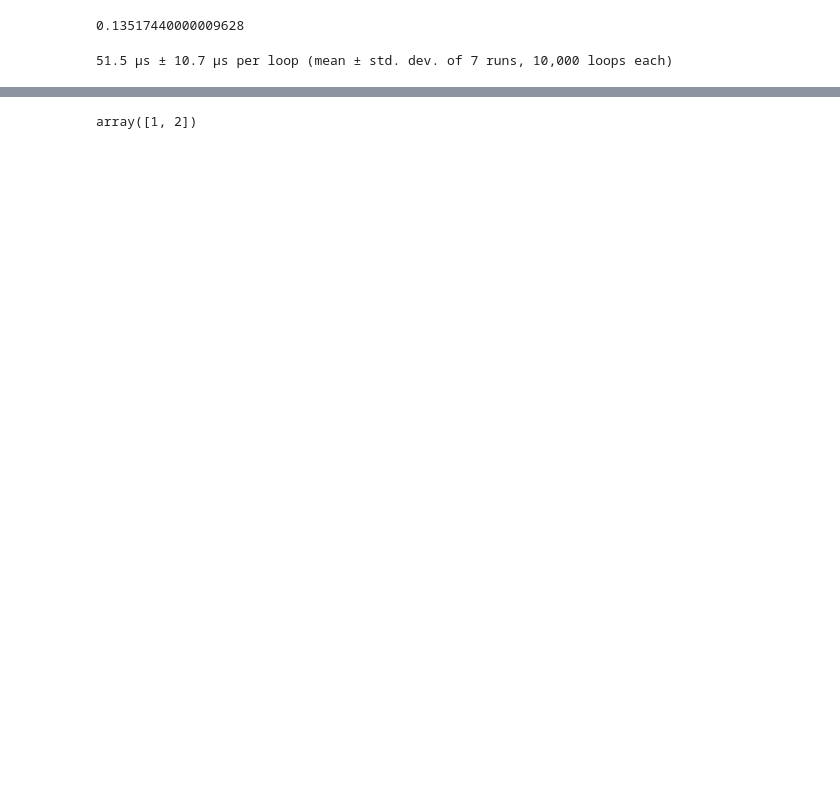
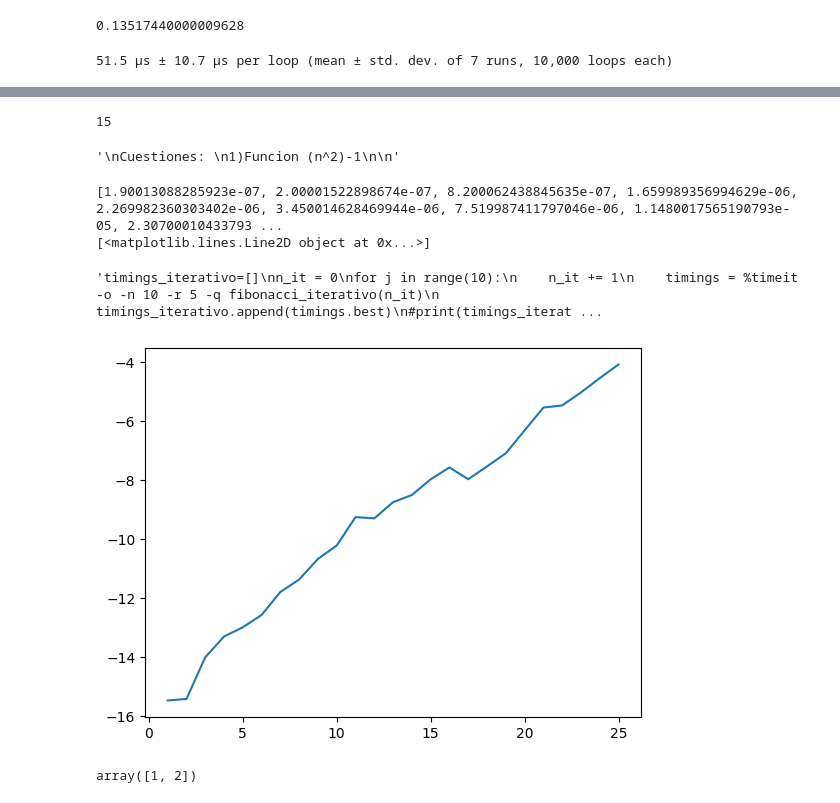
Before and after one commit to daviloncio/2o-cuatri, a Jupyter notebook: AN.ALGORITMOS PRACTICAS.ipynb, the cells around one changed output, grey strips where cells are left out. Saved outputs shown, nothing was run; the diff lists cells and outputs as text; code cells hidden in the pictures; blank space fills up the shorter version.

```diff
--- a/AN.ALGORITMOS PRACTICAS.ipynb
+++ b/AN.ALGORITMOS PRACTICAS.ipynb
@@ -96,3 +129,79 @@ ModuleNotFoundError: No module named 'matplotlib'
+# %%
+#3-A: Movimientos en Hanoi
+movimientos = 0
+def hanoi_moves(n, t1="t1", t2="t2", t3="t3"):
+
+    global movimientos
+    if n == 1:
+        movimientos += 1
+    else:
+        hanoi_moves(n - 1, t1, t3, t2)
+        movimientos +=1
+        hanoi_moves(n - 1, t2, t1, t3)
+
+
+hanoi_moves(4)
+print (movimientos)
+
+
+"""
+Cuestiones:
+1)Funcion (n^2)-1
+
+"""
+# %% [output]
+15
+'\nCuestiones: \n1)Funcion (n^2)-1\n\n'
+# %%
+from matplotlib import pyplot as plt
+import math
+#3-B: fibonacci
+def fibonacci_recursivo(n):
+    if n == 0:
+        return 0
+    elif n == 1 or n == 2 :
+        return 1
+    else:
+        return fibonacci_recursivo(n-1) + fibonacci_recursivo(n-2)
+
+
+def fibonacci_iterativo(n):
+    if n == 0:
+        return 0
+    a = 0
+    b = 1
+    for h in range(n-1):
+        c = a+b
+        a = b
+        b = c
+    return c
+
+timings_recursivo=[]
+logaritmos =[]
+eje_x=[]
+n_rec=0
+for i in range(25):
+    n_rec += 1
+    timings = %timeit -o -n 10 -r 5 -q fibonacci_recursivo(n_rec)
+    timings_recursivo.append(timings.best)
+    logaritmos.append(math.log(timings.best))
+    eje_x.append(n_rec)
+print(timings_recursivo)
+#print(plt.plot(eje_x,timings_recursivo))
+print(plt.plot(eje_x,logaritmos))
+
+"""timings_iterativo=[]
+n_it = 0
+for j in range(10):
+    n_it += 1
+    timings = %timeit -o -n 10 -r 5 -q fibonacci_iterativo(n_it)
+    timings_iterativo.append(timings.best)
+#print(timings_iterativo)"""
+# %% [output]
+[1.90013088285923e-07, 2.00001522898674e-07, 8.200062438845635e-07, 1.659989356994629e-06, 2.269982360303402e-06, 3.450014628469944e-06, 7.519987411797046e-06, 1.1480017565190793e-05, 2.30700010433793 ...
+[<matplotlib.lines.Line2D object at 0x...>]
+'timings_iterativo=[]\nn_it = 0\nfor j in range(10):\n    n_it += 1\n    timings = %timeit -o -n 10 -r 5 -q fibonacci_iterativo(n_it)\n    timings_iterativo.append(timings.best)\n#print(timings_iterat ...
+[figure, added]
 # %%
 import numpy as np
 def insert_sort(t:np.array):
```
Also changed, not shown: parts of 3 cells of this notebook, 1 other file.
